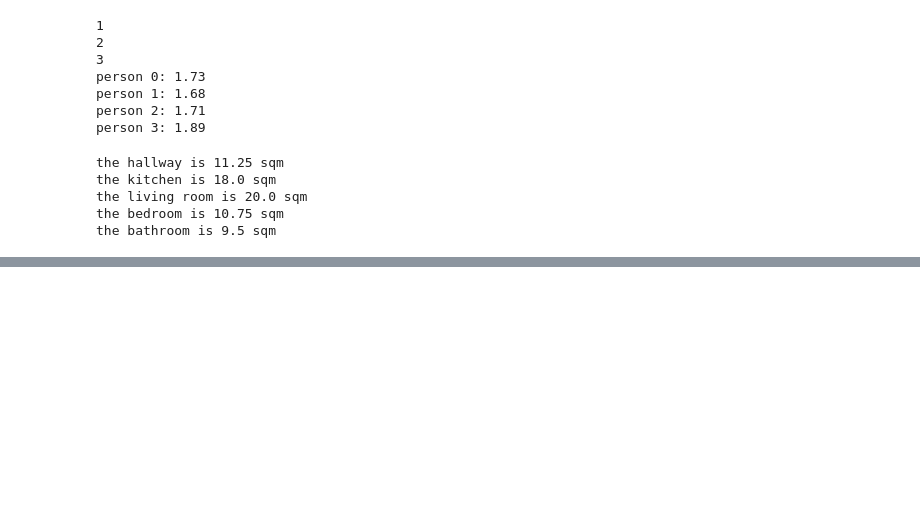
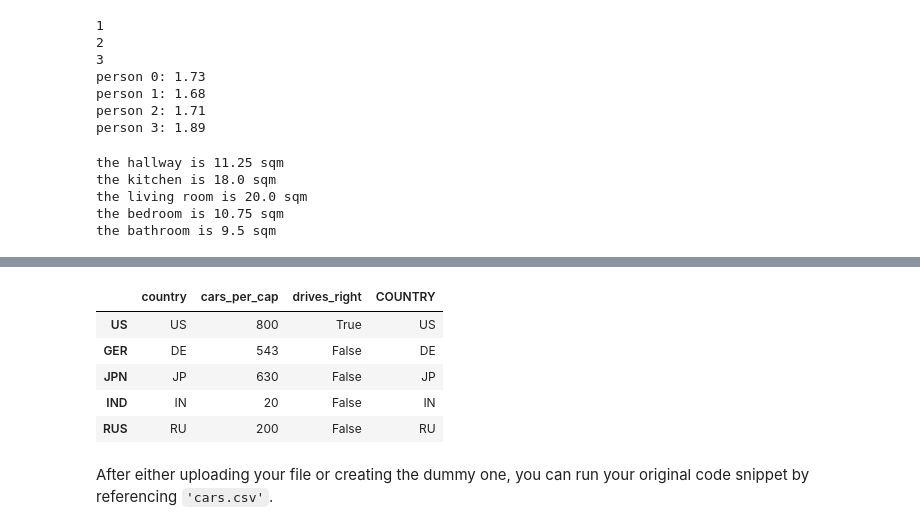
Before and after one commit to Julfikar-Asif/Learning_DA_Datacamp, a Jupyter notebook: DataCamp.ipynb, the cells around one changed output, grey strips where cells are left out. Saved outputs shown, nothing was run; the diff lists cells and outputs as text; code cells hidden in the pictures; blank space fills up the shorter version.

```diff
--- a/DataCamp.ipynb
+++ b/DataCamp.ipynb
@@ -318,0 +354,16 @@ the bathroom is 9.5 sqm
+# %%
+import pandas as pd
+cars = pd.read_csv('cars.csv', index_col = 0)
+
+# Use .apply(str.upper) to create the 'COUNTRY' column
+cars['COUNTRY'] = cars['country'].apply(str.upper)
+display(cars)
+# %% [output]
+|  | country | cars_per_cap | drives_right | COUNTRY |
+| US | US | 800 | True | US |
+| GER | DE | 543 | False | DE |
+| JPN | JP | 630 | False | JP |
+| IND | IN | 20 | False | IN |
+| RUS | RU | 200 | False | RU |
+# %% [markdown]
+After either uploading your file or creating the dummy one, you can run your original code snippet by referencing `'cars.csv'`.
```
Also changed, not shown: parts of 4 cells of this notebook.
